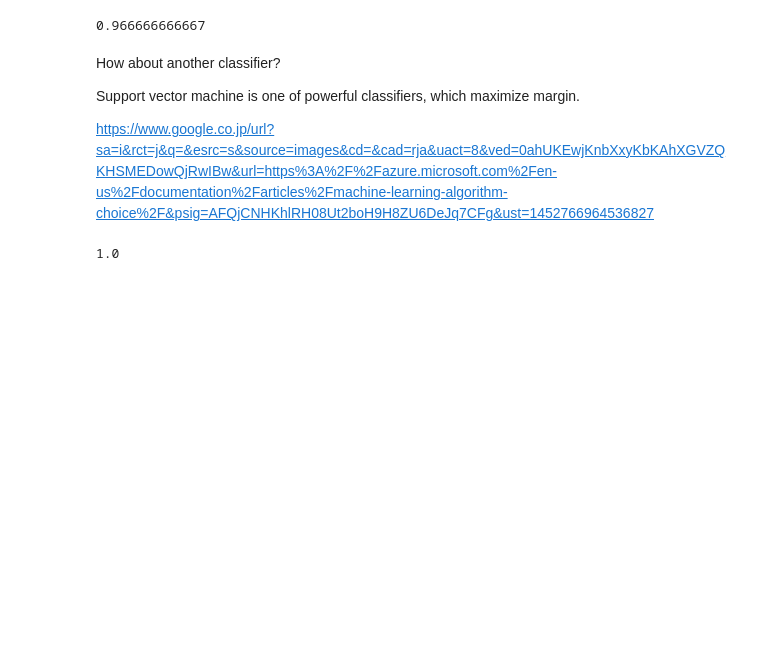
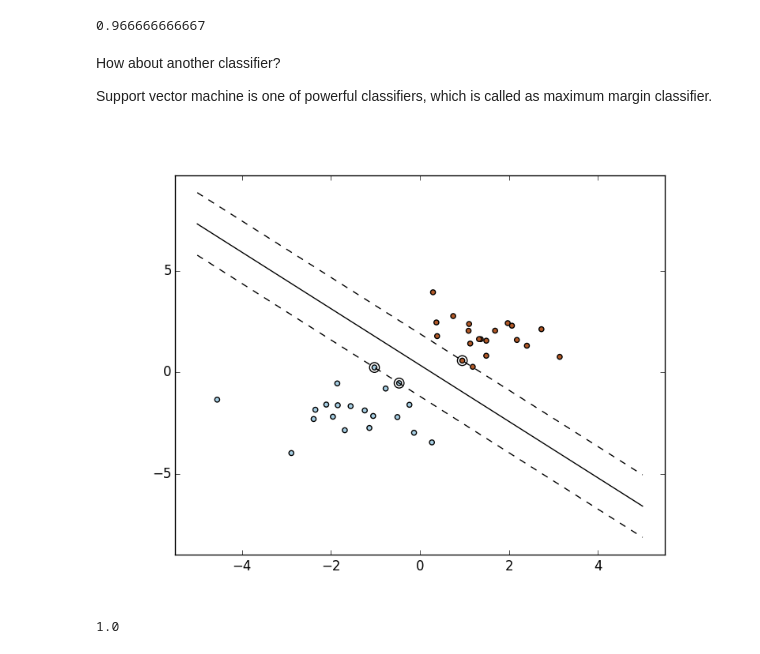
Before and after one commit to kylemcdonald/ml-examples, a Jupyter notebook: workshop/supervised_learning/Supervised Learning.ipynb, the cells around one changed output. Cells and saved outputs as stored; diff of their text form; code cells hidden in the pictures; blank space fills up the shorter version.

Commit message:
update supervised learning

```diff
--- a/workshop/supervised_learning/Supervised Learning.ipynb
+++ b/workshop/supervised_learning/Supervised Learning.ipynb
@@ -106,12 +106,15 @@ prediction = knn.predict(x_test)
 print np.count_nonzero(prediction==y_test) / float(prediction.size)
 # %% [output]
 0.966666666667
-# %% [markdown]
-How about another classifier?
-
-Support vector machine is one of powerful classifiers, which maximize margin.
-
-https://www.google.co.jp/url?sa=i&rct=j&q=&esrc=s&source=images&cd=&cad=rja&uact=8&ved=0ahUKEwjKnbXxyKbKAhXGVZQKHSMEDowQjRwIBw&url=https%3A%2F%2Fazure.microsoft.com%2Fen-us%2Fdocumentation%2Farticles%2Fmachine-learning-algorithm-choice%2F&psig=AFQjCNHKhlRH08Ut2boH9H8ZU6DeJq7CFg&ust=1452766964536827
+# %% [markdown]
+How about another classifier?
+
+Support vector machine is one of powerful classifiers, which is called as maximum margin classifier.
+# %%
+from IPython.display import Image
+Image('http://scikit-learn.org/stable/_images/plot_separating_hyperplane_001.png')
+# %% [output]
+[figure, added]
 # %%
 from sklearn.svm import SVC
 
```
